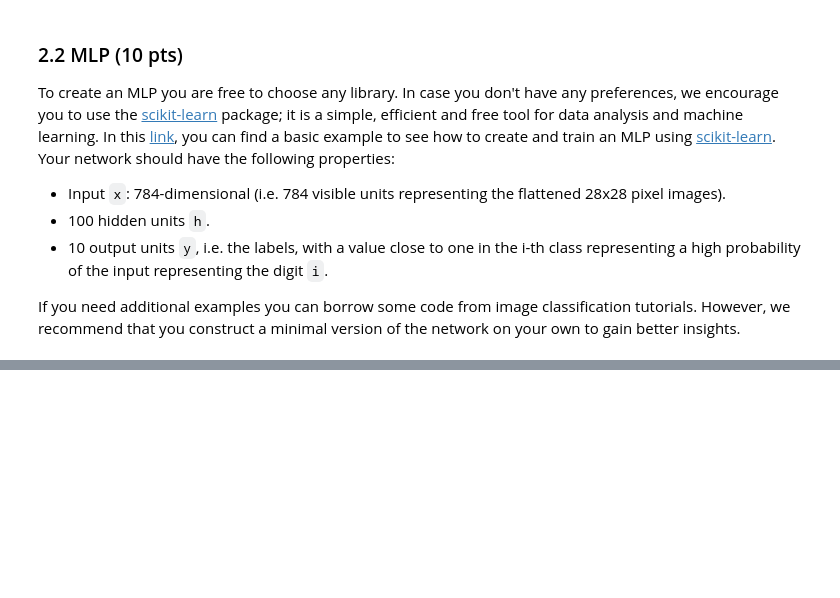
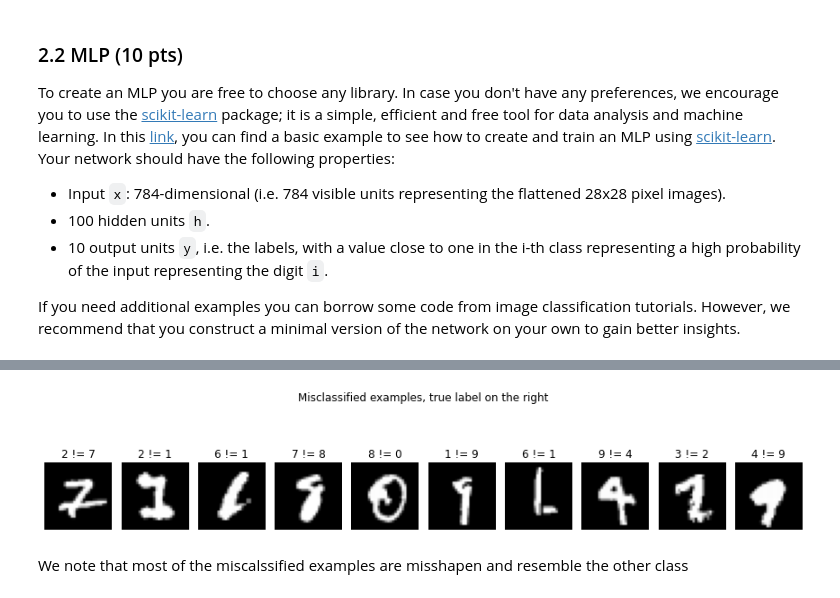
Before and after one commit to aalshabaan/iapr, a Jupyter notebook: labs/lab_03_classification.ipynb, the cells around one changed output, grey strips where cells are left out. Saved outputs shown, nothing was run; the diff lists cells and outputs as text; code cells hidden in the pictures; blank space fills up the shorter version.

```diff
--- a/labs/lab_03_classification.ipynb
+++ b/labs/lab_03_classification.ipynb
@@ -347,0 +305,19 @@ print(sum(predict != test_labels))
+# %%
+err_imgs = test_images[test_labels != predict]
+err_labels = test_labels[test_labels != predict]
+err_preds = predict[predict != test_labels]
+
+idx = prng.randint(0, len(err_labels), 10)
+fig, axes = plt.subplots(1, 10, figsize=(12, 3))
+fig.suptitle('Misclassified examples, true label on the right')
+for ax, im, lb, pred in zip(axes, err_imgs[idx], err_labels[idx], err_preds[idx]):
+    ax.imshow(im, cmap='gray')
+    ax.axis('off')
+    ax.set_title(f'{pred} != {lb}')
+
+plt.tight_layout()
+plt.show()
+# %% [output]
+[figure, added]
+# %% [markdown]
+We note that most of the miscalssified examples are misshapen and resemble the other class
```
Also changed, not shown: parts of 10 cells of this notebook.
